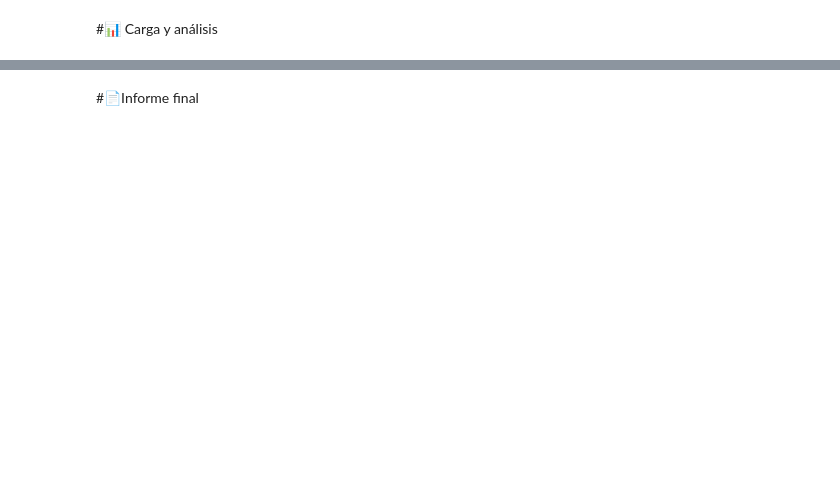
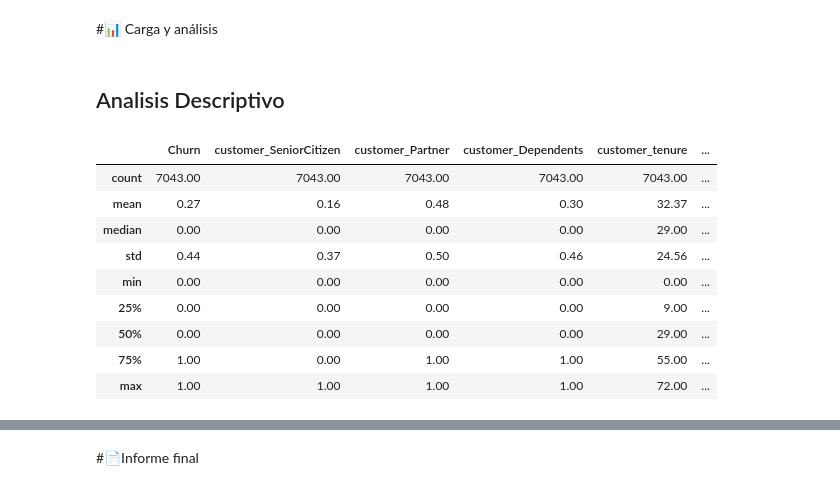
Before and after one commit to JAPreP/Desafio-Telecom-X-, a Jupyter notebook: TelecomX_JulianPreciado.ipynb, the cells around one changed output, grey strips where cells are left out. Cells and saved outputs as stored; diff of their text form; code cells hidden in the pictures; blank space fills up the shorter version.

```diff
--- a/TelecomX_JulianPreciado.ipynb
+++ b/TelecomX_JulianPreciado.ipynb
@@ -176,3 +176,8 @@ Churn
 No     5174
 Yes    1869
 Name: count, dtype: int64
+# %%
+# vamos a crear la columna cuentas diarias para mejorar el analisis
+
+df_limpio['Cuentas_Diarias'] = (df_limpio['account_Charges_Monthly'] / 30).round(2)
+df_limpio[['account_Charges_Monthly', 'Cuentas_Diarias']].head()
@@ -179,2 +217,31 @@ Name: count, dtype: int64
 # %% [markdown]
 #📊 Carga y análisis
+# %% [markdown]
+## Analisis Descriptivo
+# %%
+# 1. Obtenemos las estadísticas descriptivas básicas (Media, Desviación Estándar, etc.)
+analisis_completo = df_limpio.describe().round(2)
+
+# 2. Calculamos la Mediana de forma independiente para todas las columnas numéricas
+mediana = df_limpio.select_dtypes(include=['number']).median().round(2)
+
+# 3. Insertamos la fila de la Mediana justo debajo de la Media para facilitar la comparación
+analisis_completo.loc['median'] = mediana
+
+# 4. Reorganizamos las filas para que sigan un orden lógico de análisis
+orden_filas = ['count', 'mean', 'median', 'std', 'min', '25%', '50%', '75%', 'max']
+analisis_final = analisis_completo.reindex(orden_filas)
+
+# 5. Mostramos el resultado final
+analisis_final
+# %% [output]
+|  | Churn | customer_SeniorCitizen | customer_Partner | customer_Dependents | customer_tenure | ... |
+| count | 7043.00 | 7043.00 | 7043.00 | 7043.00 | 7043.00 | ... |
+| mean | 0.27 | 0.16 | 0.48 | 0.30 | 32.37 | ... |
+| median | 0.00 | 0.00 | 0.00 | 0.00 | 29.00 | ... |
+| std | 0.44 | 0.37 | 0.50 | 0.46 | 24.56 | ... |
+| min | 0.00 | 0.00 | 0.00 | 0.00 | 0.00 | ... |
+| 25% | 0.00 | 0.00 | 0.00 | 0.00 | 9.00 | ... |
+| 50% | 0.00 | 0.00 | 0.00 | 0.00 | 29.00 | ... |
+| 75% | 1.00 | 0.00 | 1.00 | 1.00 | 55.00 | ... |
+| max | 1.00 | 1.00 | 1.00 | 1.00 | 72.00 | ... |
```
Also changed, not shown: parts of 3 cells of this notebook.
